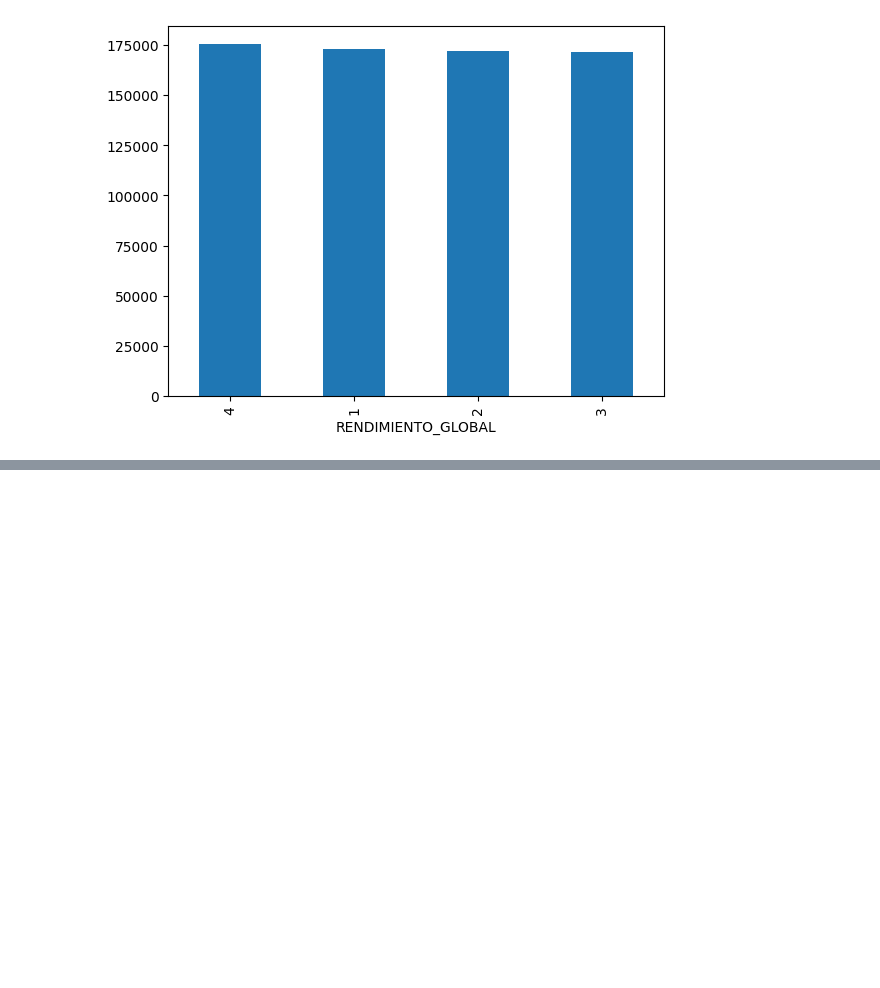
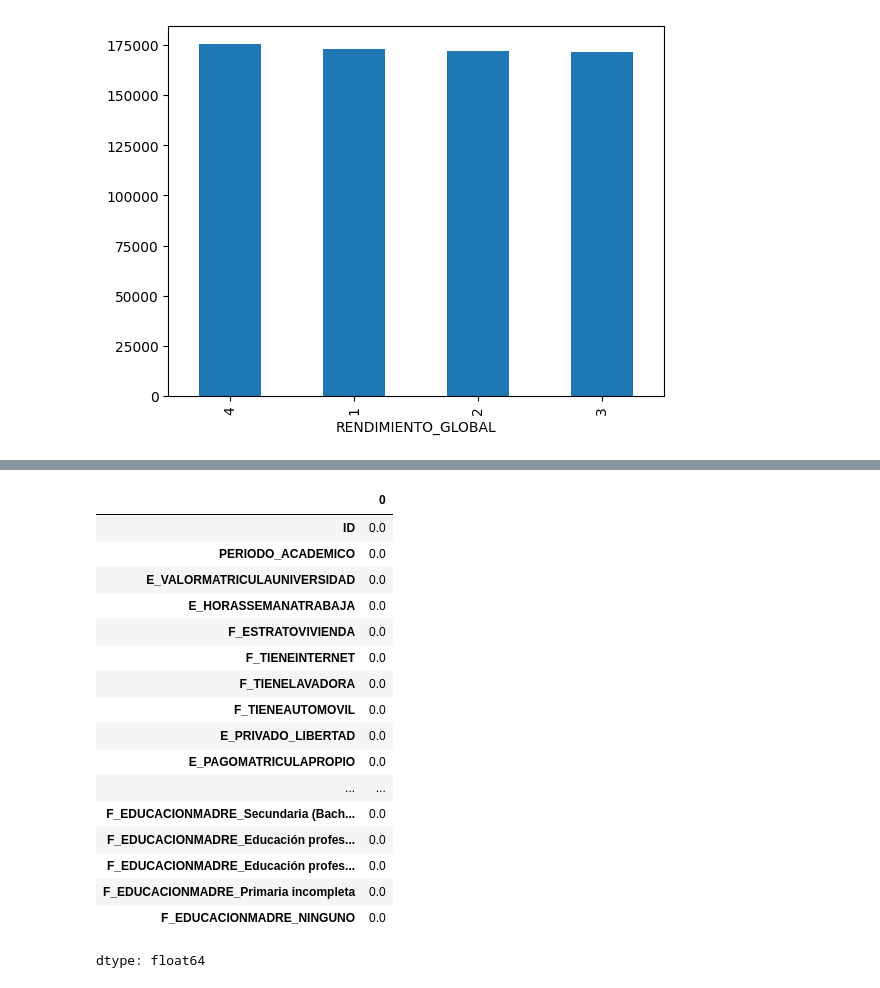
Before and after one commit to Thomascc123/Proyecto-Kaggle-Modelos, a Jupyter notebook: 02 - preprocesado.ipynb, the cells around one changed output, grey strips where cells are left out. Saved outputs shown, nothing was run; the diff lists cells and outputs as text; code cells hidden in the pictures; blank space fills up the shorter version.

```diff
--- a/02 - preprocesado.ipynb
+++ b/02 - preprocesado.ipynb
@@ -1325,0 +1326,2 @@ Name: count, dtype: int64
+# %%
+train = copy2train
@@ -1325,0 +1348,21 @@ Name: count, dtype: int64
+# %%
+train.isna().mean()
+# %% [output]
+|  | 0 |
+| ID | 0.0 |
+| PERIODO_ACADEMICO | 0.0 |
+| E_VALORMATRICULAUNIVERSIDAD | 0.0 |
+| E_HORASSEMANATRABAJA | 0.0 |
+| F_ESTRATOVIVIENDA | 0.0 |
+| F_TIENEINTERNET | 0.0 |
+| F_TIENELAVADORA | 0.0 |
+| F_TIENEAUTOMOVIL | 0.0 |
+| E_PRIVADO_LIBERTAD | 0.0 |
+| E_PAGOMATRICULAPROPIO | 0.0 |
+| ... | ... |
+| F_EDUCACIONMADRE_Secundaria (Bach... | 0.0 |
+| F_EDUCACIONMADRE_Educación profes... | 0.0 |
+| F_EDUCACIONMADRE_Educación profes... | 0.0 |
+| F_EDUCACIONMADRE_Primaria incompleta | 0.0 |
+| F_EDUCACIONMADRE_NINGUNO | 0.0 |
+dtype: float64
```
Also changed, not shown: parts of 18 cells of this notebook.
